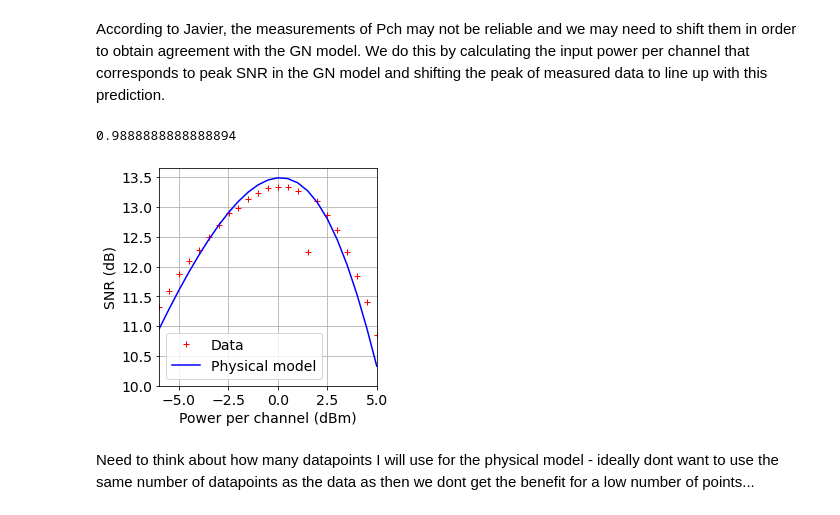
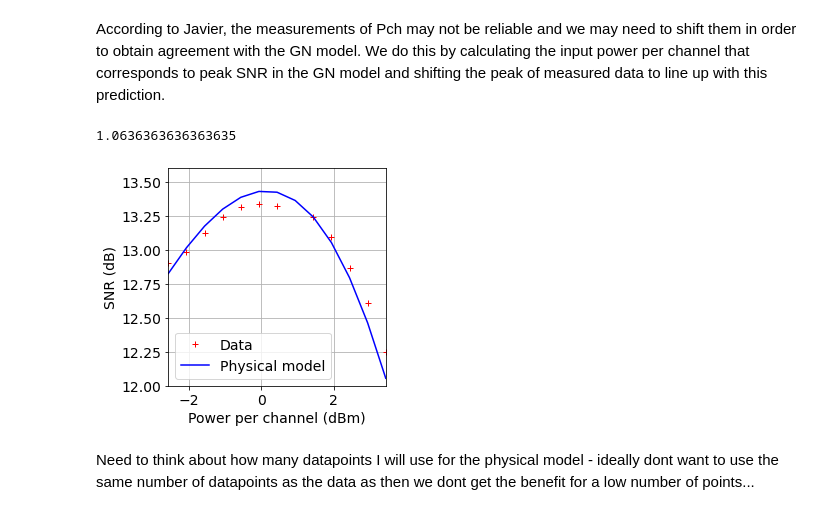
Before and after one commit to joshnevin/physics_enhanced_GPs, a Jupyter notebook: GN_model_enhanced_GPs_robust.ipynb, the cells around one changed output. Cells and saved outputs as stored; diff of their text form; code cells hidden in the pictures.

```diff
--- a/GN_model_enhanced_GPs_robust.ipynb
+++ b/GN_model_enhanced_GPs_robust.ipynb
@@ -15,8 +15,8 @@ font = { 'family' : 'sans-serif',
 matplotlib.rc('font', **font)
 # %%
 data_dir = '/Users/Kate/physical_gp_josh/physics_enhanced_GPs/pch_sweep_data/'
-snr = np.genfromtxt(open(str(data_dir) + "pchexpsnrsam100.csv", "r"), delimiter=",", dtype =float)#[21:60]
-pch = np.genfromtxt(open(str(data_dir) + "pchexppchsam100.csv", "r"), delimiter=",", dtype =float)#[21:60]
+snr = np.genfromtxt(open(str(data_dir) + "pchexpsnrsam100.csv", "r"), delimiter=",", dtype =float)[21:60]
+pch = np.genfromtxt(open(str(data_dir) + "pchexppchsam100.csv", "r"), delimiter=",", dtype =float)[21:60]
 # snr = np.genfromtxt(open(str(data_dir) + "pchexpsnrsam300.csv", "r"), delimiter=",", dtype =float)
 # pch = np.genfromtxt(open(str(data_dir) + "pchexppchsam300.csv", "r"), delimiter=",", dtype =float)
 # %% [markdown]
@@ -32,9 +32,9 @@ len(pch)
 # %% [markdown]
 Add a large perturbation to one of the points to see if the physical model-enhanced GP is more robust to it.
 # %%
-per_ind = 15
-#per_ind = 7 # for data subset
-snr[per_ind] = snr[per_ind] - 1.0
+#per_ind = 15
+per_ind = 7 # for data subset
+snr[per_ind] = snr[per_ind] + 0.5
 # %% [markdown]
 Use all data for fitting.
 # %%
@@ -54,4 +54,4 @@ plt.show()
 # %%
 #phys_model = GN_model(100, 1550, 1, 0.78, 18, 0.18, 35, 40.2, 50, 5.5, 10, 16.5)
 #phys_model = GN_model(100, 1550, 1, 0.78, 18, 0.18, 35, 40.2, 50, 4.3, 10, 16)
-phys_model = GN_model(100, 1550, 1, 0.78, 18, 0.174, 35, 40.2, 50, 5, 10, 16.1)
+phys_model = GN_model(100, 1550, 1, 0.78, 18, 0.174, 35, 40.2, 50, 5, 10, 16)
@@ -71,29 +71,30 @@ plt.show()
 According to Javier, the measurements of Pch may not be reliable and we may need to shift them in order to obtain agreement with the GN model. We do this by calculating the input power per channel that corresponds to peak SNR in the GN model and shifting the peak of measured data to line up with this prediction.
 # %%
 pch_gn = np.linspace(pch[0], pch[-1], 100)
-emp_pk = 1.1
+emp_pk = 1.2
 pch_fit_shifted = pch_fit - (emp_pk - pch_gn[np.argmax(phys_model.predict_snr(pch_gn))])
 pch_shifted = pch - (emp_pk - pch_gn[np.argmax(phys_model.predict_snr(pch_gn))])
 snr_phys = phys_model.predict_snr(pch_fit_shifted).reshape(-1,1)
 print((emp_pk - pch_gn[np.argmax(phys_model.predict_snr(pch_gn))]))
 # %% [output]
-0.9888888888888894
+1.0636363636363635
 # %%
 f, ax = plt.subplots()
 plt.plot(pch_fit_shifted, snr_fit, 'r+', label='Data')
 plt.plot(pch_fit_shifted, snr_phys, 'b-', label='Physical model')
 plt.xlim([pch_fit_shifted[0], pch_fit_shifted[-1]])
-plt.yticks([10,10.5,11,11.5,12, 12.5, 13, 13.5])
+#plt.yticks([10,10.5,11,11.5,12, 12.5, 13, 13.5])
+plt.ylim([12, 13.6])
 plt.xlabel("Power per channel (dBm)")
 plt.ylabel("SNR (dB)")
 plt.legend()
 plt.grid()
 f.patch.set_facecolor('w')
 ax.set_aspect(1.0/ax.get_data_ratio(), adjustable='box')
 plt.savefig('figures/powershifted_gn_comparison.pdf', dpi=200,bbox_inches='tight')
 plt.show()
 # %% [output]
-[figure, old version]
+[figure, new version]
 # %% [markdown]
 Need to think about how many datapoints I will use for the physical model - ideally dont want to use the same number of datapoints as the data as then we dont get the benefit for a low number of points...
 # %%
```
Also changed, not shown: parts of 11 cells of this notebook, 2 other files.
